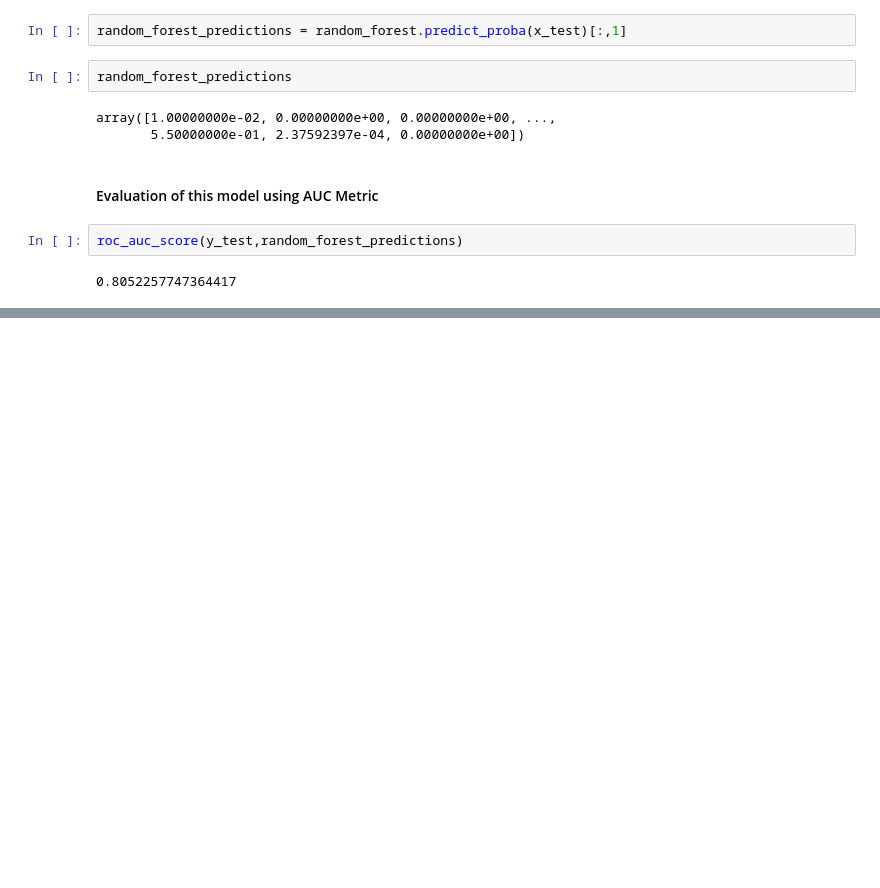
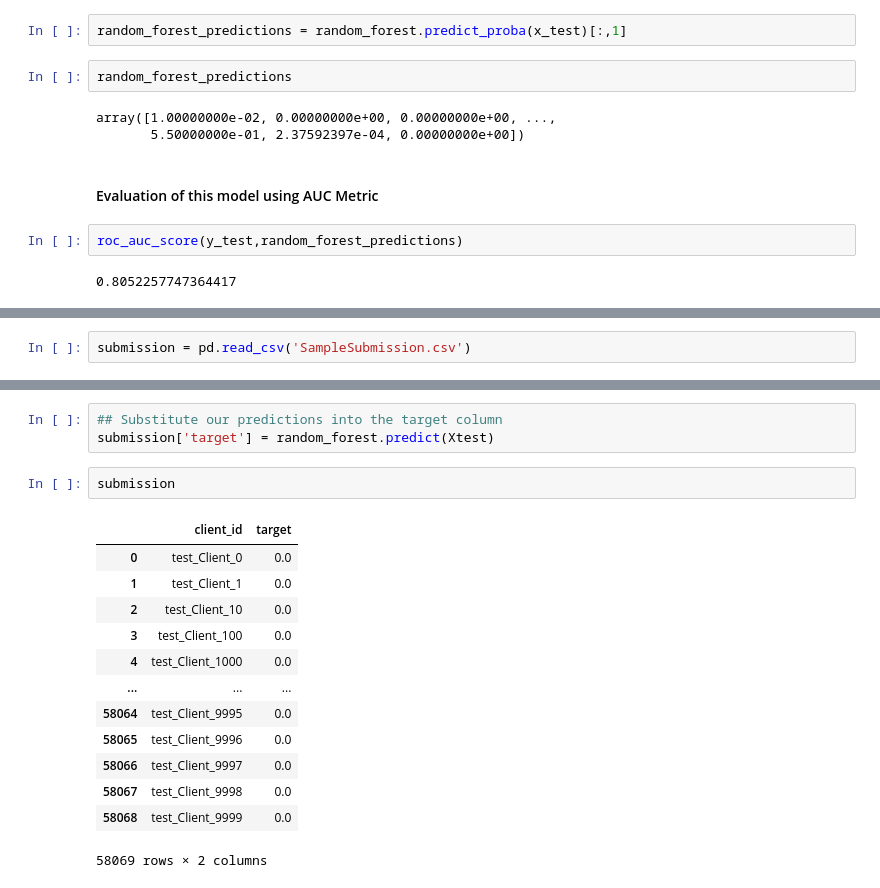
Before and after one commit to diamondtee/Fraud-Detection-in-Electricity-and-Gas-Consumption, a Jupyter notebook: Fraud Detection in Electricity and Gas Consumption Challenge.ipynb, the cells around one changed output, grey strips where cells are left out. Cells and saved outputs as stored; diff of their text form; blank space fills up the shorter version.

```diff
--- a/Fraud Detection in Electricity and Gas Consumption Challenge.ipynb
+++ b/Fraud Detection in Electricity and Gas Consumption Challenge.ipynb
@@ -595,0 +597,2 @@ roc_auc_score(y_test,random_forest_predictions)
+# %%
+submission = pd.read_csv('SampleSubmission.csv')
@@ -595,0 +608,19 @@ roc_auc_score(y_test,random_forest_predictions)
+# %%
+## Substitute our predictions into the target column
+submission['target'] = random_forest.predict(Xtest)
+# %%
+submission
+# %% [output]
+|  | client_id | target |
+| 0 | test_Client_0 | 0.0 |
+| 1 | test_Client_1 | 0.0 |
+| 2 | test_Client_10 | 0.0 |
+| 3 | test_Client_100 | 0.0 |
+| 4 | test_Client_1000 | 0.0 |
+| ... | ... | ... |
+| 58064 | test_Client_9995 | 0.0 |
+| 58065 | test_Client_9996 | 0.0 |
+| 58066 | test_Client_9997 | 0.0 |
+| 58067 | test_Client_9998 | 0.0 |
+| 58068 | test_Client_9999 | 0.0 |
+58069 rows × 2 columns
```
Also changed, not shown: parts of 4 cells of this notebook, 1 other file.
